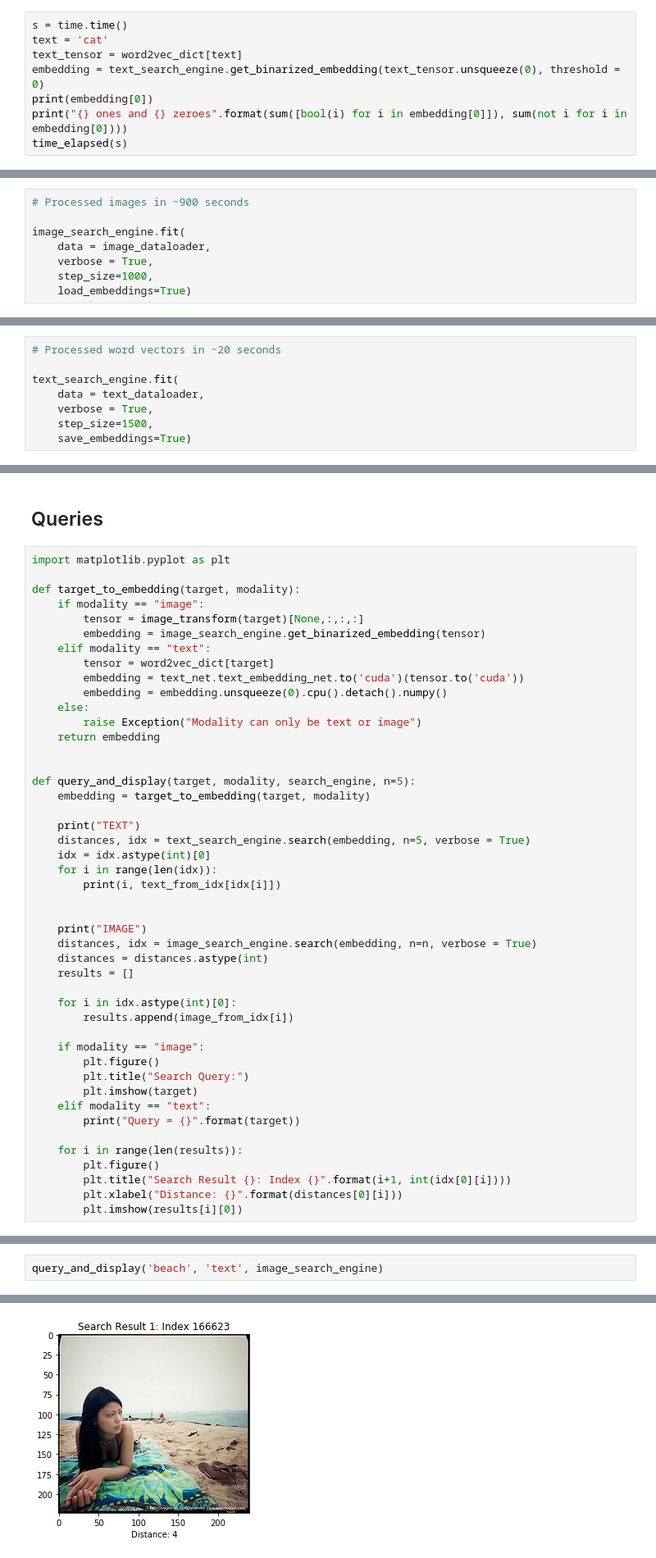
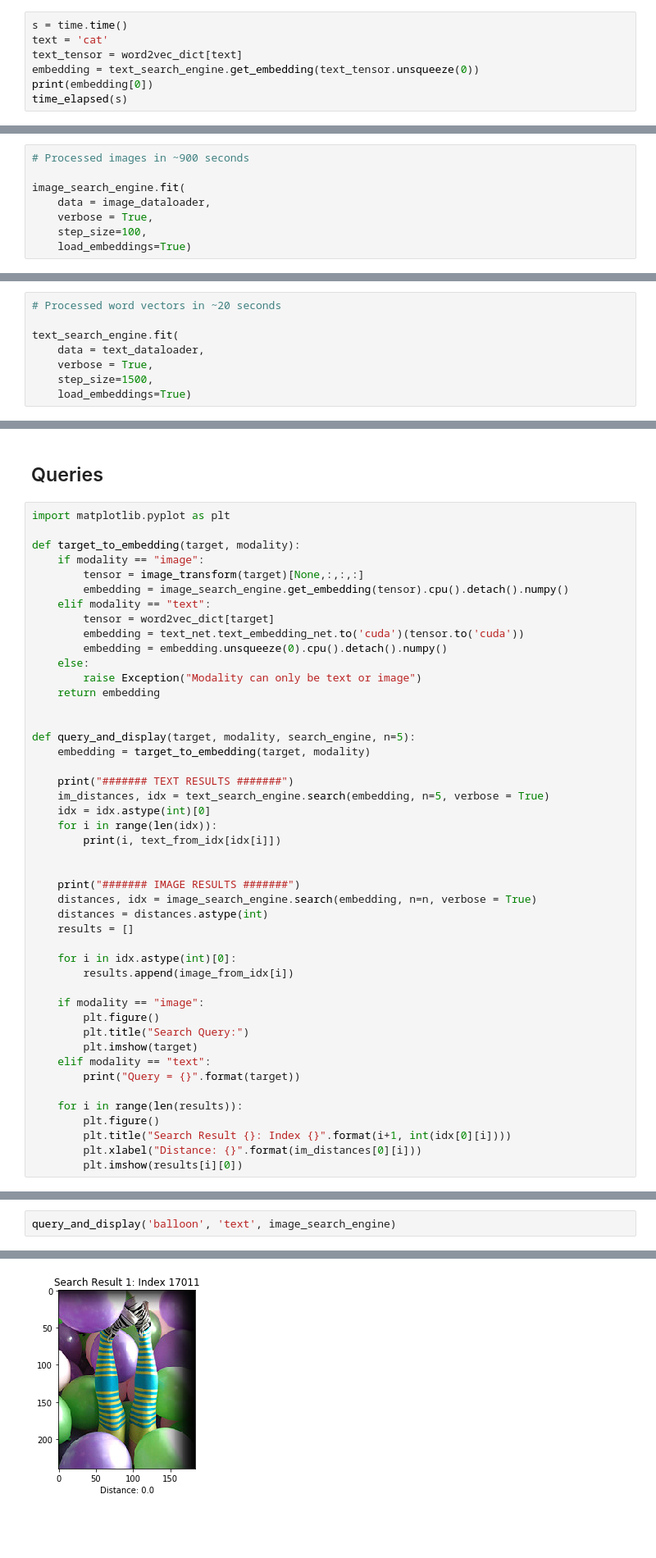
Before and after one commit to cooliotonyio/dime, a Jupyter notebook: search_engine.ipynb, the cells around one changed output, grey strips where cells are left out. Shown at 82% size. Saved outputs shown, nothing was run; the diff lists cells and outputs as text; blank space fills up the shorter version.

Commit message:
non-binarized support

```diff
--- a/search_engine.ipynb
+++ b/search_engine.ipynb
@@ -140,8 +134,7 @@ Time Elapsed: 0.0149 seconds
 s = time.time()
 text = 'cat'
 text_tensor = word2vec_dict[text]
-embedding = text_search_engine.get_binarized_embedding(text_tensor.unsqueeze(0), threshold = 0)
+embedding = text_search_engine.get_embedding(text_tensor.unsqueeze(0))
 print(embedding[0])
-print("{} ones and {} zeroes".format(sum([bool(i) for i in embedding[0]]), sum(not i for i in embedding[0])))
 time_elapsed(s)
 # %% [output]
@@ -157,6 +152,6 @@ Time Elapsed: 0.002 seconds
 image_search_engine.fit(
     data = image_dataloader,
     verbose = True,
-    step_size=1000,
+    step_size=100,
     load_embeddings=True)
 # %% [output]
@@ -171,5 +179,5 @@ text_search_engine.fit(
     data = text_dataloader,
     verbose = True,
     step_size=1500,
-    save_embeddings=True)
+    load_embeddings=True)
 # %% [output]
@@ -195,7 +204,7 @@ import matplotlib.pyplot as plt
 def target_to_embedding(target, modality):
     if modality == "image":
         tensor = image_transform(target)[None,:,:,:]
-        embedding = image_search_engine.get_binarized_embedding(tensor)
+        embedding = image_search_engine.get_embedding(tensor).cpu().detach().numpy()
     elif modality == "text":
         tensor = word2vec_dict[target]
         embedding = text_net.text_embedding_net.to('cuda')(tensor.to('cuda'))
@@ -208,14 +217,14 @@ def target_to_embedding(target, modality):
 def query_and_display(target, modality, search_engine, n=5):
     embedding = target_to_embedding(target, modality)
 
-    print("TEXT")
-    distances, idx = text_search_engine.search(embedding, n=5, verbose = True)
+    print("####### TEXT RESULTS #######")
+    im_distances, idx = text_search_engine.search(embedding, n=5, verbose = True)
     idx = idx.astype(int)[0]
     for i in range(len(idx)):
         print(i, text_from_idx[idx[i]])
 
 
-    print("IMAGE")
+    print("####### IMAGE RESULTS #######")
     distances, idx = image_search_engine.search(embedding, n=n, verbose = True)
     distances = distances.astype(int)
     results = []
@@ -233,7 +242,7 @@ def query_and_display(target, modality, search_engine, n=5):
     for i in range(len(results)):
         plt.figure()
         plt.title("Search Result {}: Index {}".format(i+1, int(idx[0][i])))
-        plt.xlabel("Distance: {}".format(distances[0][i]))
+        plt.xlabel("Distance: {}".format(im_distances[0][i]))
         plt.imshow(results[i][0])
 # %%
 image = image_from_idx[random.randint(0,len(image_from_idx))][0]
@@ -263,3 +272,3 @@ Time elapsed: 0.00618
 # %%
-query_and_display('beach', 'text', image_search_engine)
+query_and_display('balloon', 'text', image_search_engine)
 # %% [output]
@@ -280 +289 @@ Query = beach
-[figure, old version]
+[figure, new version]
```
Also changed, not shown: parts of 17 cells of this notebook, 1 other file.
